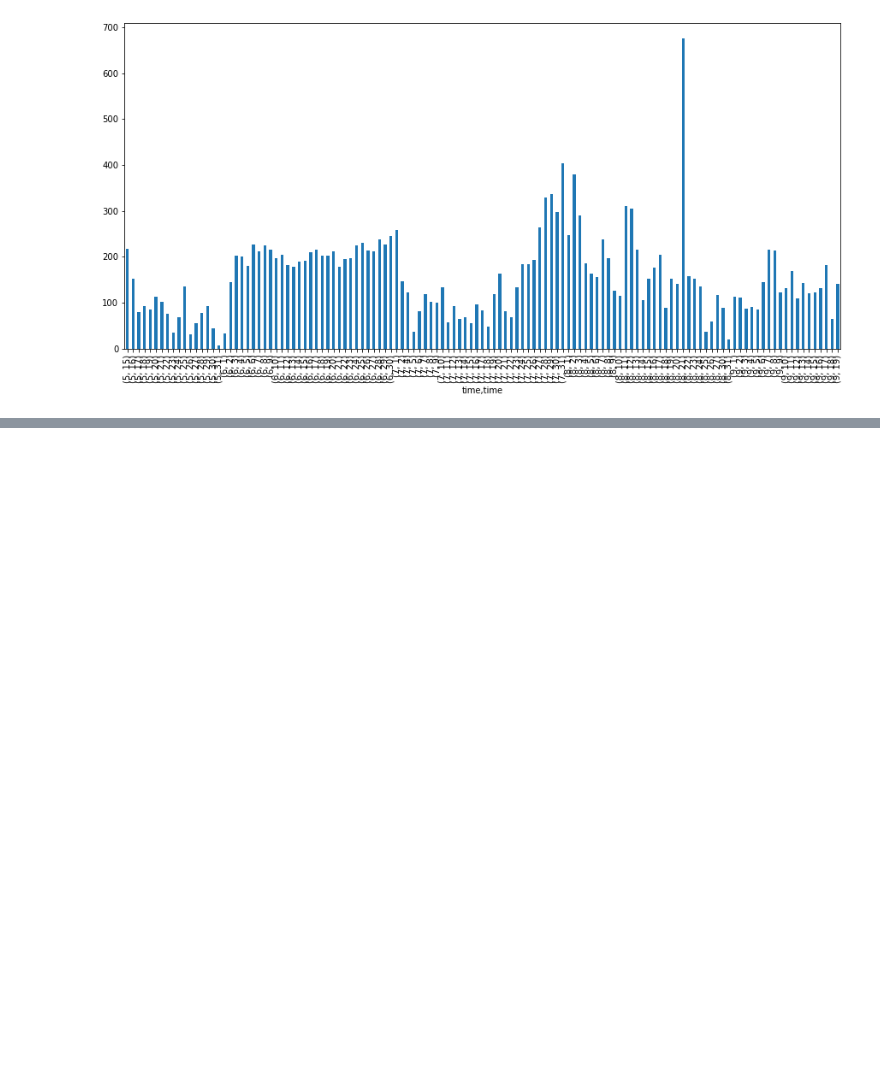
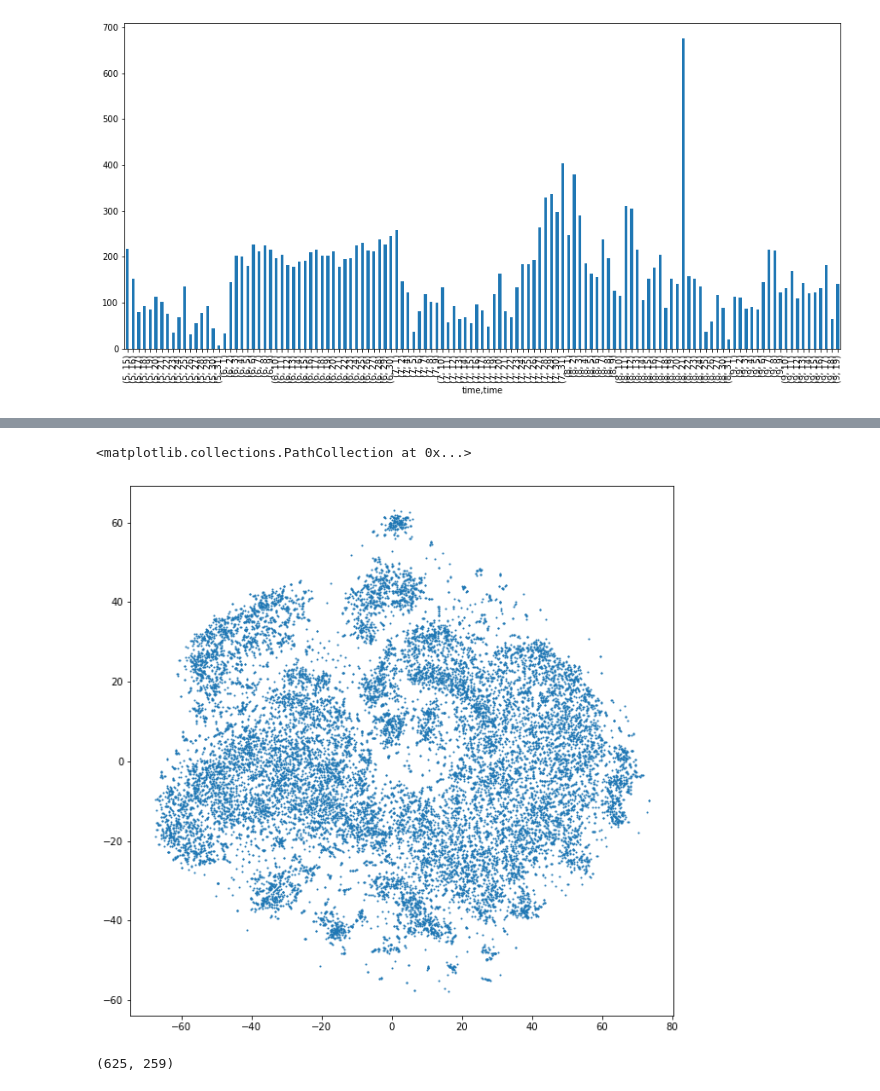
Before and after one commit to llayer/StromboliWF, a Jupyter notebook: som.ipynb, the cells around one changed output, grey strips where cells are left out. Cells and saved outputs as stored; diff of their text form; code cells hidden in the pictures; blank space fills up the shorter version.

```diff
--- a/som.ipynb
+++ b/som.ipynb
@@ -146,0 +124,11 @@ ana.plot_evo(df, som, size, wf = use_wf, lpc = use_lpc, amp = use_amp)
+# %%
+avg_vec = list(features)
+
+perplexity = 40 #50 # 40
+#pca_50 = PCA(n_components=50)
+# low early_ex looks good
+#pca_result_50 = pca_50.fit_transform(list(features))
+tsne_model = TSNE(perplexity=perplexity, early_exaggeration = 500, # learning_rate = 500.00, early_exaggeration = 50,
+                  n_components=2, init='pca', n_iter=1000, random_state=23, verbose=2)
+tsne_values = tsne_model.fit_transform(list(avg_vec))
+#tsne_values = tsne_model.fit_transform(pca_result_50)
@@ -146,0 +155,9 @@ ana.plot_evo(df, som, size, wf = use_wf, lpc = use_lpc, amp = use_amp)
+# %%
+x = tsne_values[:,0]
+y = tsne_values[:,1]
+# %%
+plt.figure(figsize=(10,10))
+plt.scatter(x,y, s=1)
+# %% [output]
+<matplotlib.collections.PathCollection at 0x...>
+[figure, added]
@@ -146,0 +168,4 @@ ana.plot_evo(df, som, size, wf = use_wf, lpc = use_lpc, amp = use_amp)
+# %%
+weights.shape
+# %% [output]
+(625, 259)
```
Also changed, not shown: parts of 32 cells of this notebook.
